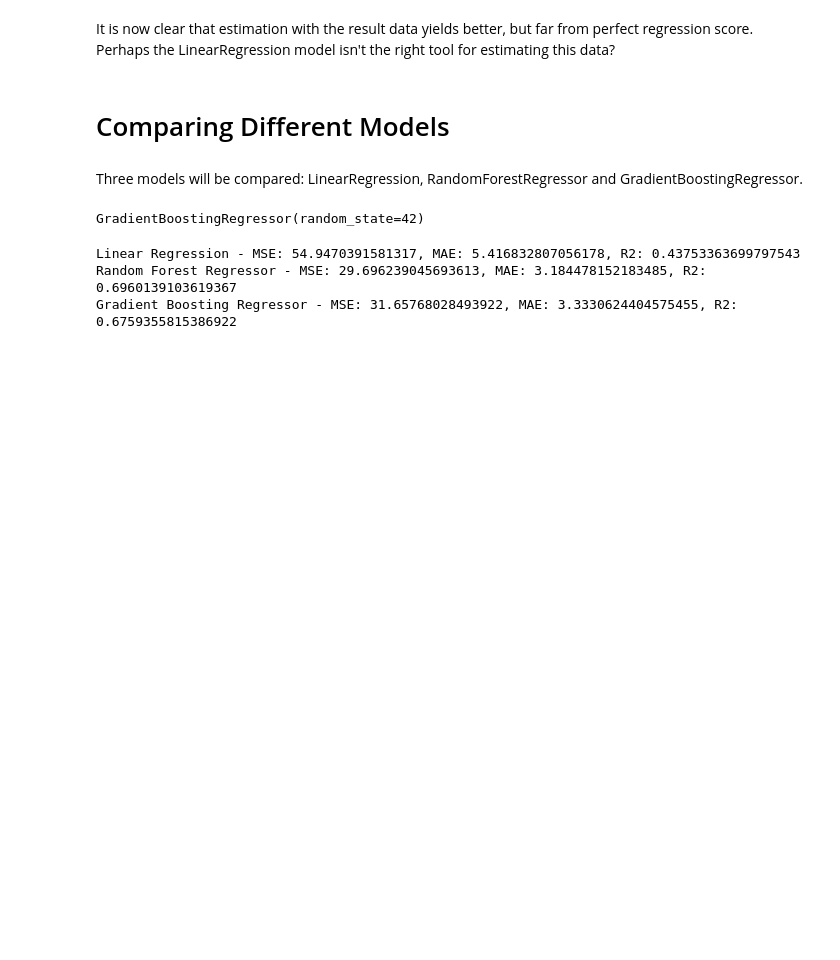
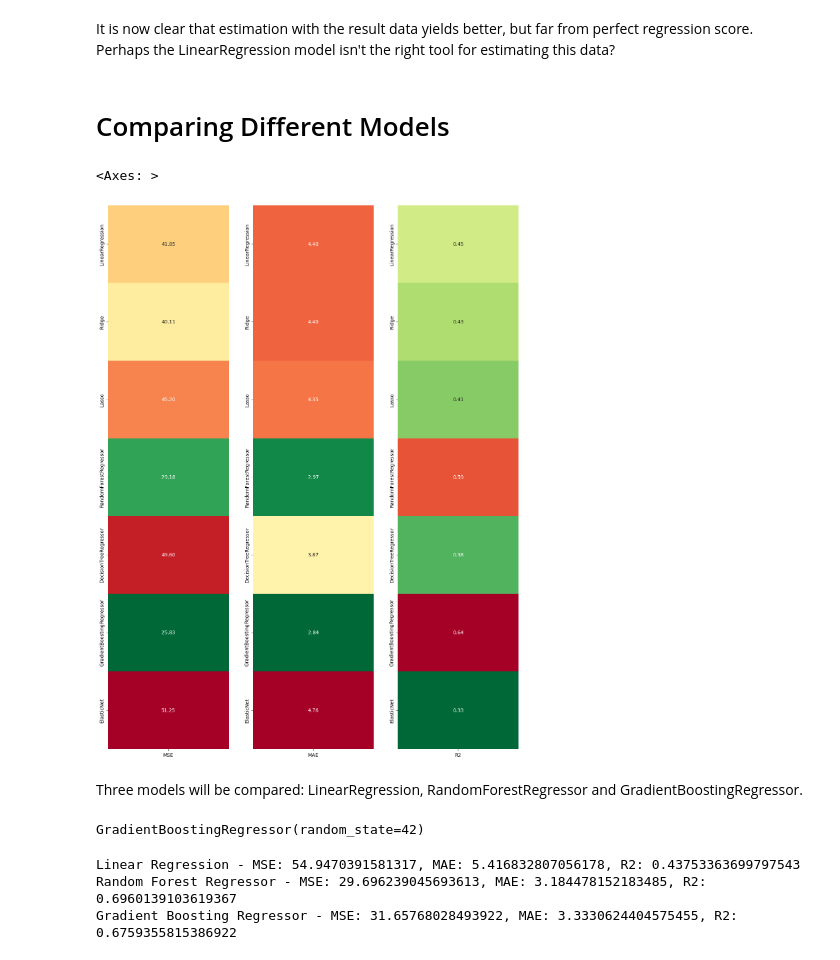
Before and after one commit to lmProgramming/uni-system-and-decision-making-methods-project, a Jupyter notebook: estimating_simulation.ipynb, the cells around one changed output. Drawn from its saved outputs; the diff is of its cells as text; code cells hidden in the pictures; blank space fills up the shorter version.

```diff
--- a/estimating_simulation.ipynb
+++ b/estimating_simulation.ipynb
@@ -559,2 +568,44 @@ It is now clear that estimation with the result data yields better, but far from
+# %%
+def test_models(x, y, models, repetitions=25) -> dict:
+    """
+    Test multiple models using cross-validation and return the average performance metrics.
+
+    Parameters:
+    x (array-like): The input features.
+    y (array-like): The target variable.
+    models (list): A list of machine learning models to test.
+    repetitions (int, optional): The number of repetitions for cross-validation. Default is 25.
+
+    Returns:
+    dict: A dictionary containing the average performance metrics for each model.
+
+    """
+    results = {}
+    for _ in range(repetitions):
+        for model,name  in zip(models,[model.__class__.__name__ for model in models]):
+            x_train, x_test, y_train, y_test = train_test_split(x, y, test_size=0.2)
+            model.fit(x_train, y_train)
+            y_pred = model.predict(x_test)
+            for metric, metricname in zip([mean_squared_error,mean_absolute_error,r2_score],['MSE','MAE','R2']):
+                if name not in results:
+                    results[name] = {}
+                if metricname not in results[name]:
+                    results[name][metricname] = []
+                results[name][metricname].append(metric(y_test,y_pred))
+
+    for key in results:
+        for metric in results[key]:
+            results[key][metric] = np.mean(results[key][metric])
+    return results
+
+results = test_models(X,y,[LinearRegression(),Ridge(),Lasso(),RandomForestRegressor(),DecisionTreeRegressor(),GradientBoostingRegressor(),ElasticNet()],repetitions=25)
+results_df = pd.DataFrame(results).T
+fig, ax= plt.subplots(ncols=3,figsize=(15,20))
+sns.heatmap(results_df[['MSE']],annot=True,fmt='.2f',cmap='RdYlGn_r',ax=ax[0],cbar=False)
+sns.heatmap(results_df[['MAE']],annot=True,fmt='.2f',cmap='RdYlGn_r',ax=ax[1],cbar=False)
+sns.heatmap(results_df[['R2']],annot=True,fmt='.2f',cmap='RdYlGn_r',ax=ax[2],cbar=False)
+# %% [output]
+<Axes: >
+[figure, added]
 # %% [markdown]
 Three models will be compared: LinearRegression, RandomForestRegressor and GradientBoostingRegressor.
```
Also changed, not shown: parts of 22 cells of this notebook.
